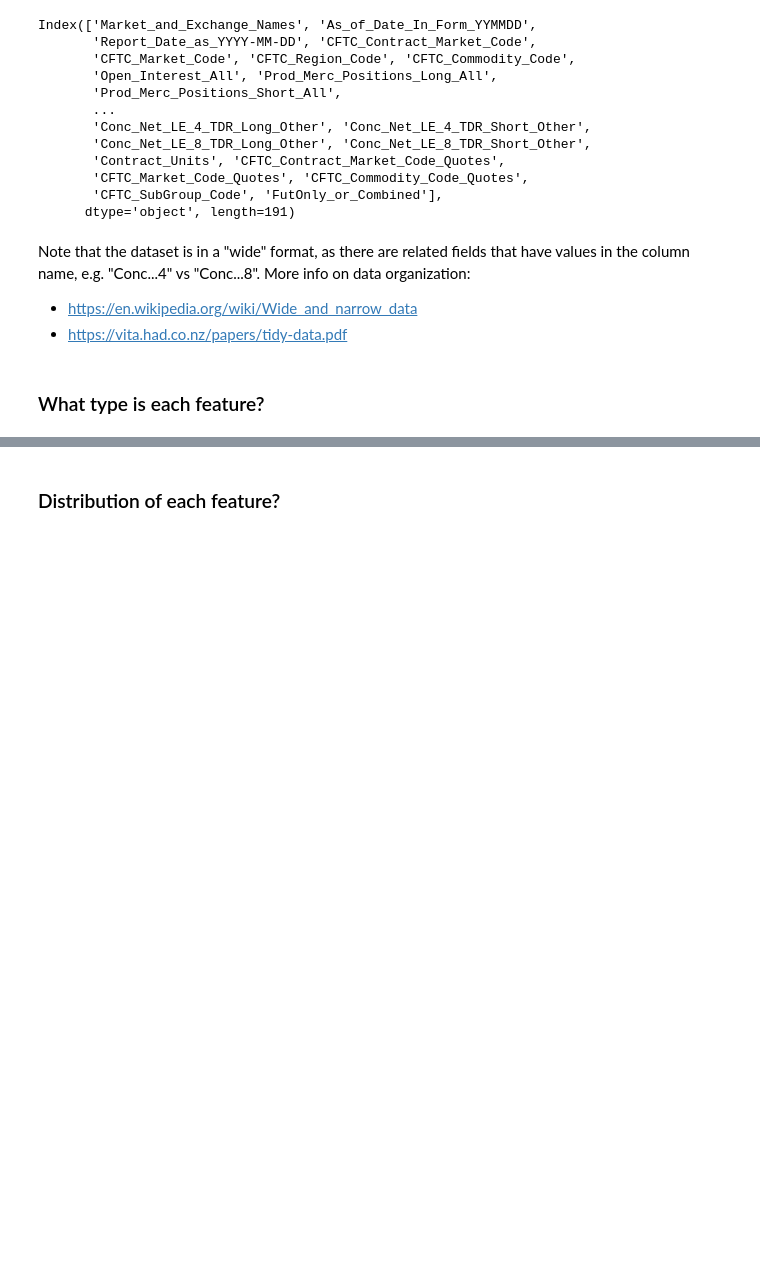
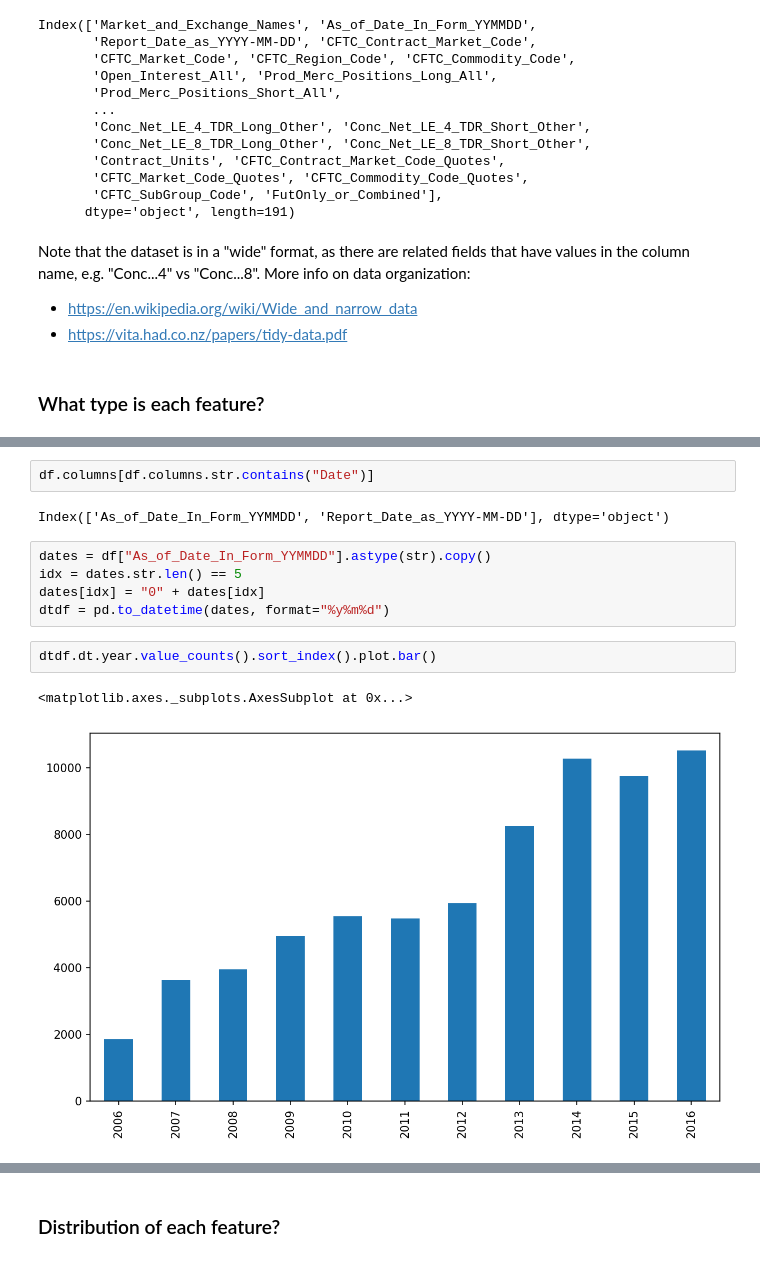
Before and after one commit to gvacaliuc/thehotcommodity, a Jupyter notebook: notebooks/gv8-eda.ipynb, the cells around one changed output, grey strips where cells are left out. Drawn from its saved outputs; the diff is of its cells as text; blank space fills up the shorter version.

```diff
--- a/notebooks/gv8-eda.ipynb
+++ b/notebooks/gv8-eda.ipynb
@@ -110,0 +143,14 @@ Note that the dataset is in a "wide" format, as there are related fields that ha
+# %%
+df.columns[df.columns.str.contains("Date")]
+# %% [output]
+Index(['As_of_Date_In_Form_YYMMDD', 'Report_Date_as_YYYY-MM-DD'], dtype='object')
+# %%
+dates = df["As_of_Date_In_Form_YYMMDD"].astype(str).copy()
+idx = dates.str.len() == 5
+dates[idx] = "0" + dates[idx]
+dtdf = pd.to_datetime(dates, format="%y%m%d")
+# %%
+dtdf.dt.year.value_counts().sort_index().plot.bar()
+# %% [output]
+<matplotlib.axes._subplots.AxesSubplot at 0x...>
+[figure, added]
```
Also changed, not shown: parts of 35 cells of this notebook.
